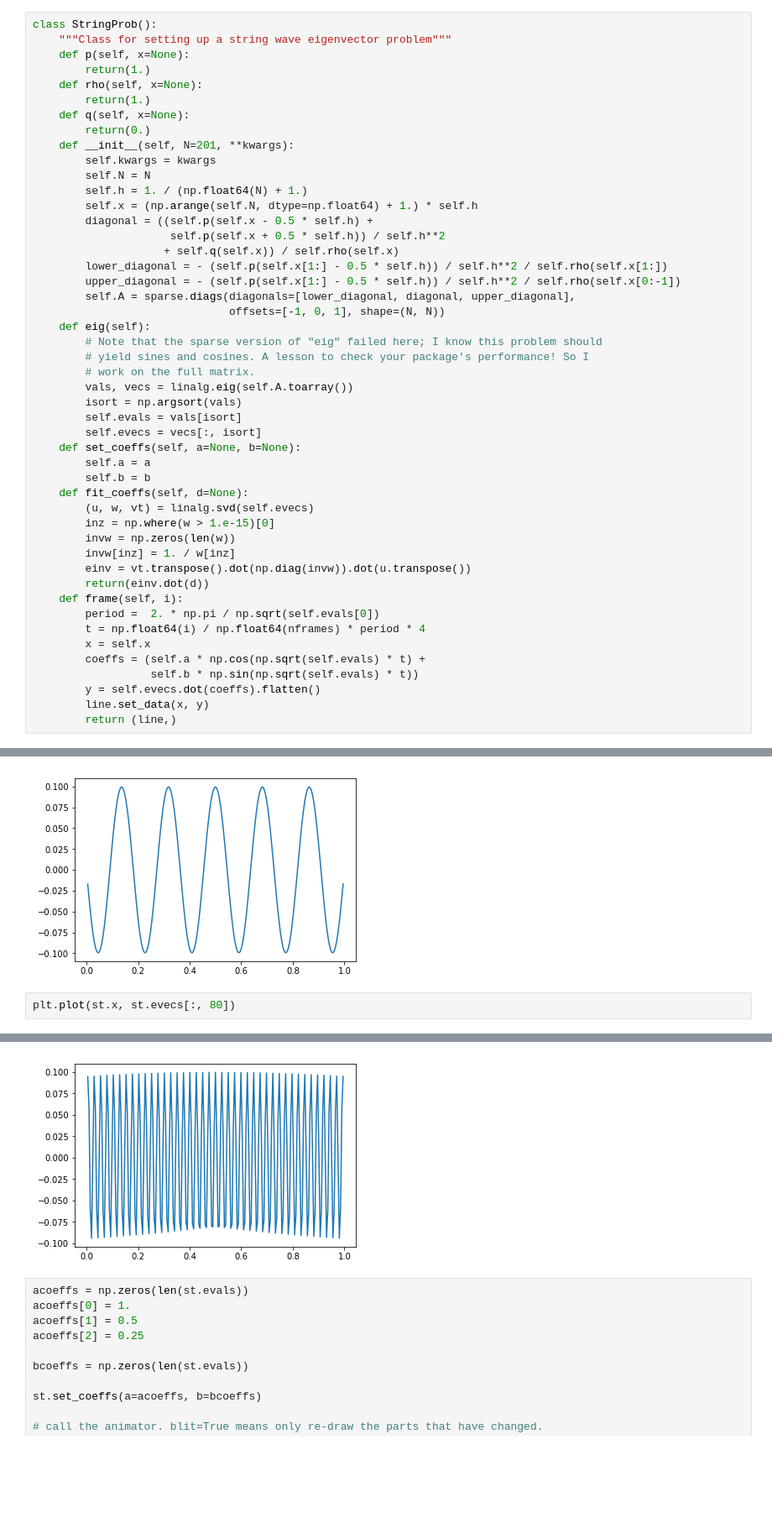
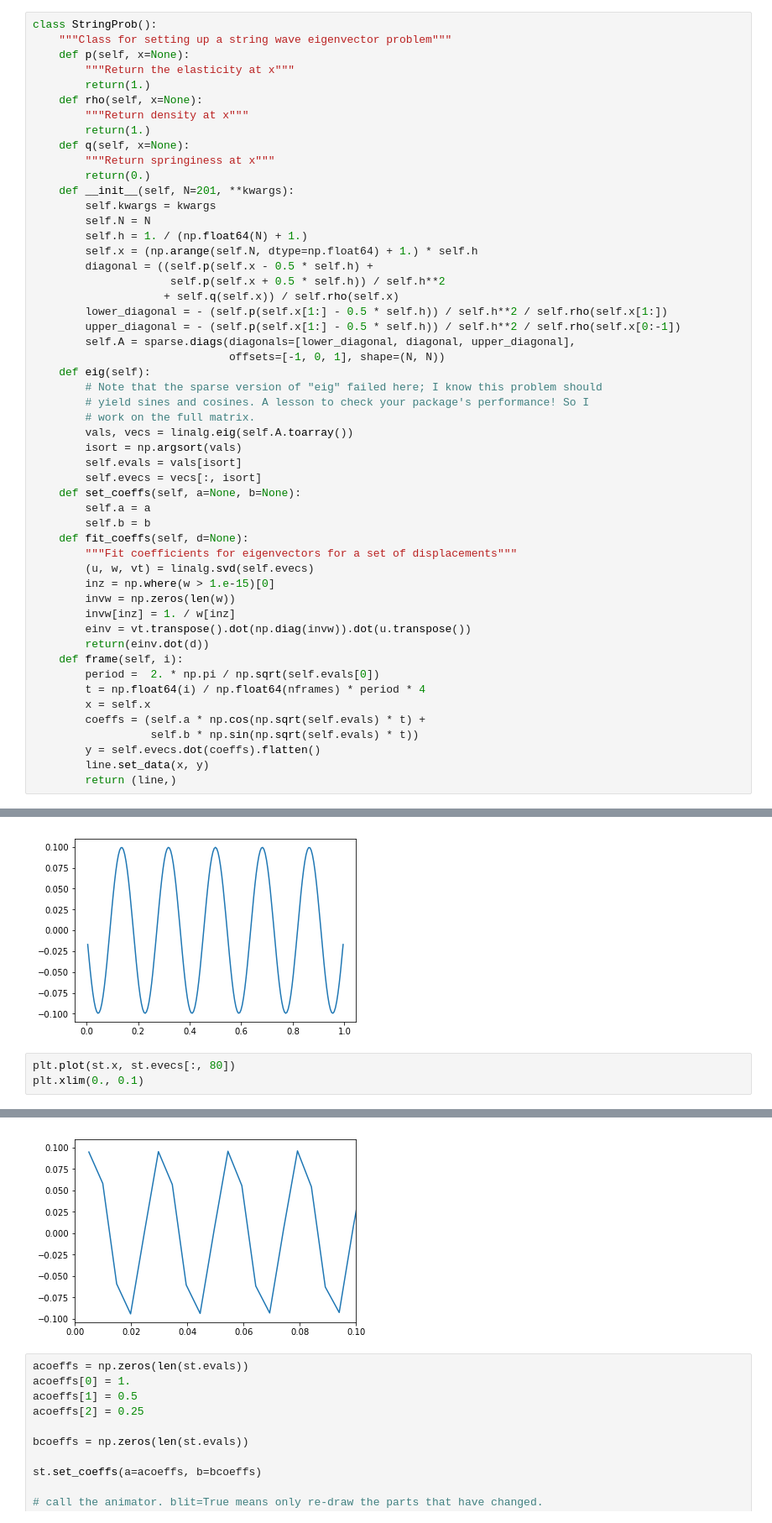
Before and after one commit to blanton144/computational, a Jupyter notebook: docs/notebooks/eigensystems.ipynb, the cells around one changed output, grey strips where cells are left out. Shown at 84% size. Drawn from its saved outputs; the diff is of its cells as text; blank space fills up the shorter version.

```diff
--- a/docs/notebooks/eigensystems.ipynb
+++ b/docs/notebooks/eigensystems.ipynb
@@ -28,10 +28,13 @@ def init():
 class StringProb():
     """Class for setting up a string wave eigenvector problem"""
     def p(self, x=None):
+        """Return the elasticity at x"""
         return(1.)
     def rho(self, x=None):
+        """Return density at x"""
         return(1.)
     def q(self, x=None):
+        """Return springiness at x"""
         return(0.)
     def __init__(self, N=201, **kwargs):
         self.kwargs = kwargs
@@ -57,6 +60,7 @@ class StringProb():
         self.a = a
         self.b = b
     def fit_coeffs(self, d=None):
+        """Fit coefficients for eigenvectors for a set of displacements"""
         (u, w, vt) = linalg.svd(self.evecs)
         inz = np.where(w > 1.e-15)[0]
         invw = np.zeros(len(w))
@@ -114,4 +118,5 @@ plt.plot(st.x, st.evecs[:, 10])
 [figure]
 # %%
 plt.plot(st.x, st.evecs[:, 80])
+plt.xlim(0., 0.1)
 # %% [output]
@@ -119,4 +124,4 @@ plt.plot(st.x, st.evecs[:, 80])
-[figure, old version]
+[figure, new version]
 # %%
 acoeffs = np.zeros(len(st.evals))
 acoeffs[0] = 1.
```
Also changed, not shown: parts of 2 cells of this notebook, 9 other files.
